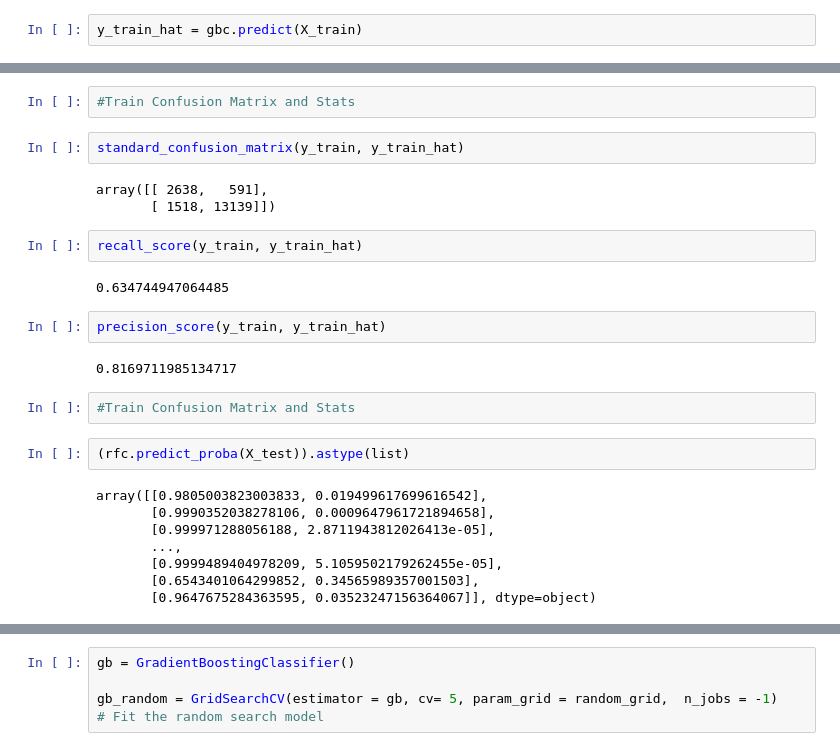
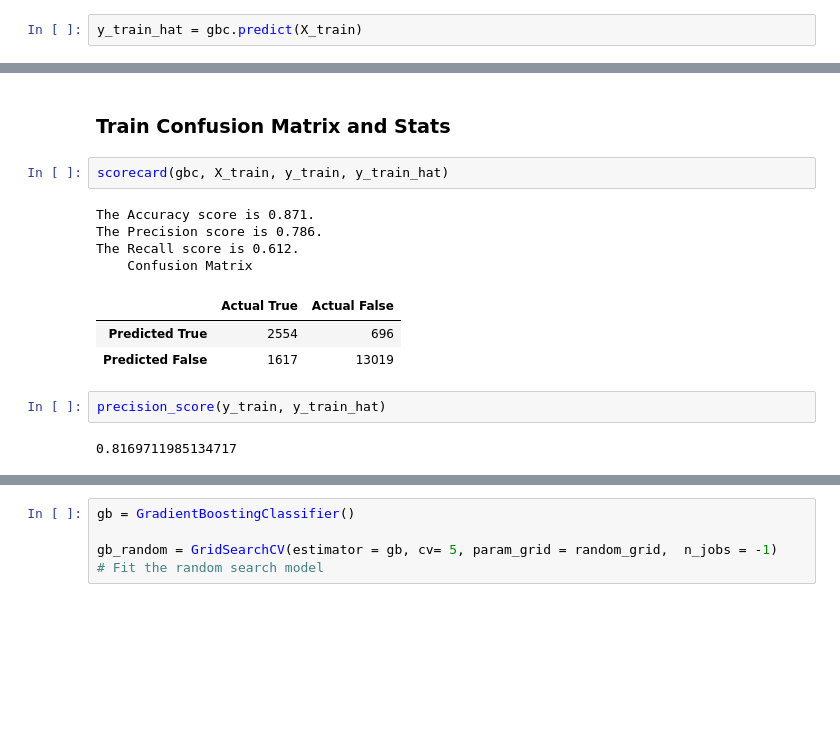
Before and after one commit to branlindsey/junyi_app_user, a Jupyter notebook: Gradient_Boost-Final.ipynb, the cells around one changed output, grey strips where cells are left out. Saved outputs shown, nothing was run; the diff lists cells and outputs as text; blank space fills up the shorter version.

```diff
--- a/Gradient_Boost-Final.ipynb
+++ b/Gradient_Boost-Final.ipynb
@@ -65,27 +63,16 @@ recall_score(y_test, y_hat)
-# %%
-#Train Confusion Matrix and Stats
+# %% [markdown]
+### Train Confusion Matrix and Stats
 # %%
-standard_confusion_matrix(y_train, y_train_hat)
+scorecard(gbc, X_train, y_train, y_train_hat)
 # %% [output]
-array([[ 2638,   591],
-       [ 1518, 13139]])
+The Accuracy score is 0.871.
+The Precision score is 0.786.
+The Recall score is 0.612.
+    Confusion Matrix
+|  | Actual True | Actual False |
+| Predicted True | 2554 | 696 |
+| Predicted False | 1617 | 13019 |
-# %%
-recall_score(y_train, y_train_hat)
-# %% [output]
-0.634744947064485
 # %%
 precision_score(y_train, y_train_hat)
 # %% [output]
 0.8169711985134717
-# %%
-#Train Confusion Matrix and Stats
-# %%
-(rfc.predict_proba(X_test)).astype(list)
-# %% [output]
-array([[0.9805003823003833, 0.019499617699616542],
-       [0.9990352038278106, 0.0009647961721894658],
-       [0.999971288056188, 2.8711943812026413e-05],
-       ...,
-       [0.9999489404978209, 5.1059502179262455e-05],
-       [0.6543401064299852, 0.34565989357001503],
-       [0.9647675284363595, 0.03523247156364067]], dtype=object)
```
Also changed, not shown: parts of 26 cells of this notebook, 3 other files.
